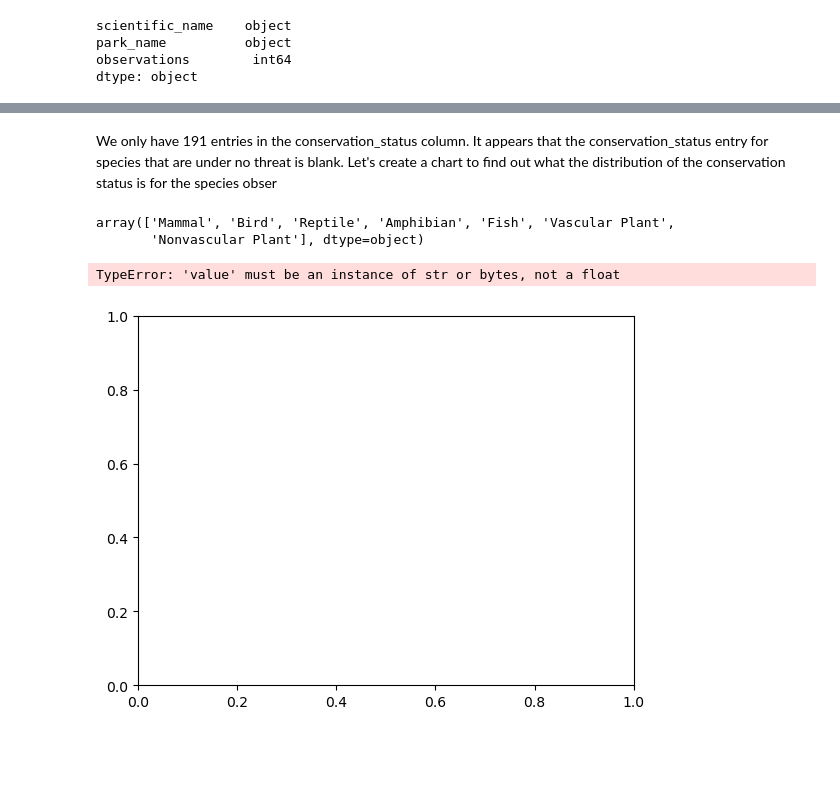
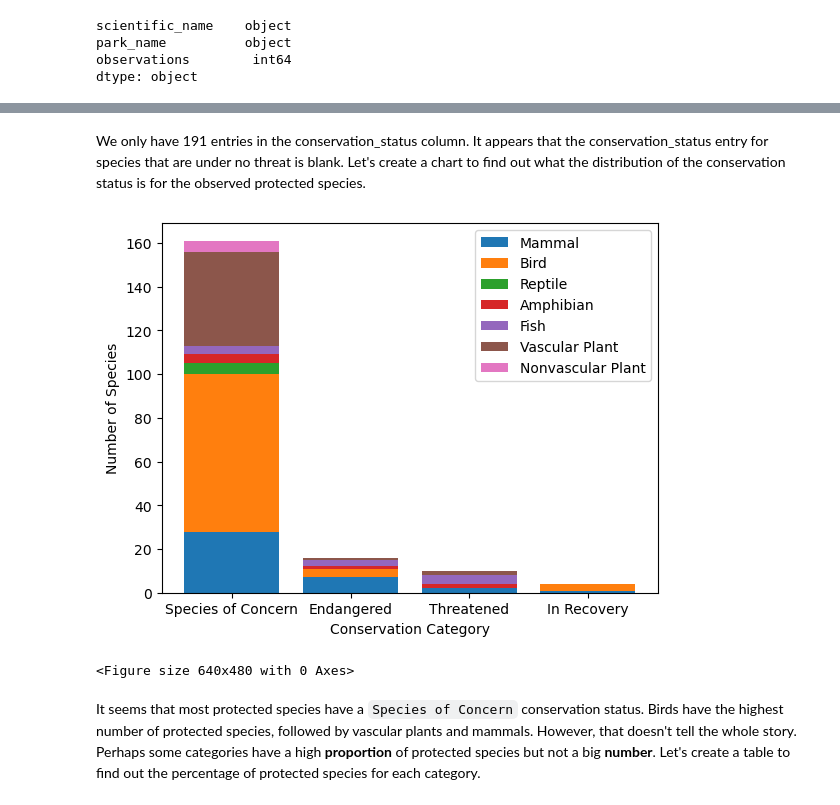
Before and after one commit to vgkikas/Biodiversity, a Jupyter notebook: biodiversity.ipynb, the cells around one changed output, grey strips where cells are left out. Cells and saved outputs as stored; diff of their text form; code cells hidden in the pictures; blank space fills up the shorter version.

```diff
--- a/biodiversity.ipynb
+++ b/biodiversity.ipynb
@@ -34,0 +54,3 @@ species_info.describe()
+# %%
+danger_levels = species_info.conservation_status.dropna().unique()
+danger_levels
@@ -77,12 +101,37 @@ array([nan, 'Species of Concern', 'Endangered', 'Threatened',
 # %% [markdown]
-We only have 191 entries in the conservation_status column. It appears that the conservation_status entry for species that are under no threat is blank. Let's create a chart to find out what the distribution of the conservation status is for the species obser
+We only have 191 entries in the conservation_status column. It appears that the conservation_status entry for species that are under no threat is blank. Let's create a chart to find out what the distribution of the conservation status is for the observed protected species.
-# %%
-species_info.category.unique()
-# %% [output]
-array(['Mammal', 'Bird', 'Reptile', 'Amphibian', 'Fish', 'Vascular Plant',
-       'Nonvascular Plant'], dtype=object)
-# %%
-plt.bar(species_info.conservation_status, species_info.category[species_info.category=='Mammal'].count())
-# %% [output]
-TypeError: 'value' must be an instance of str or bytes, not a float
-[figure, removed]
+# %%
+mammals = [len(species_info[(species_info['category'] =='Mammal') & (species_info['conservation_status'] == i)]) for i in danger_levels]
+birds = [len(species_info[(species_info['category'] =='Bird') & (species_info['conservation_status'] == i)]) for i in danger_levels]
+reptiles = [len(species_info[(species_info['category'] =='Reptile') & (species_info['conservation_status'] == i)]) for i in danger_levels]
+amphibians = [len(species_info[(species_info['category'] =='Amphibian') & (species_info['conservation_status'] == i)]) for i in danger_levels]
+fish = [len(species_info[(species_info['category'] =='Fish') & (species_info['conservation_status'] == i)]) for i in danger_levels]
+vascular_plants = [len(species_info[(species_info['category'] =='Vascular Plant') & (species_info['conservation_status'] == i)]) for i in danger_levels]
+nonvascular_plants = [len(species_info[(species_info['category'] =='Nonvascular Plant') & (species_info['conservation_status'] == i)]) for i in danger_levels]
+# %%
+rept_bottom = np.add(mammals, birds)
+amph_bottom = np.add(rept_bottom, reptiles)
+fish_bottom = np.add(amph_bottom, amphibians)
+vasc_bottom = np.add(fish_bottom, fish)
+nonvasc_bottom = np.add(vasc_bottom, vascular_plants)
+# %%
+ax1 = plt.subplot()
+ax1.bar(range(4), mammals)
+ax1.bar(range(4), birds, bottom = mammals)
+ax1.bar(range(4), reptiles, bottom = rept_bottom)
+ax1.bar(range(4), amphibians, bottom = amph_bottom)
+ax1.bar(range(4), fish, bottom = fish_bottom)
+ax1.bar(range(4), vascular_plants, bottom = vasc_bottom)
+ax1.bar(range(4), nonvascular_plants, bottom = nonvasc_bottom)
+ax1.legend(species_info.category.unique())
+ax1.set_xticks(range(4))
+ax1.set_xticklabels(danger_levels)
+ax1.set_xlabel('Conservation Category')
+ax1.set_ylabel('Number of Species')
+plt.show()
+plt.clf()
+# %% [output]
+[figure, added]
+<Figure size 640x480 with 0 Axes>
+# %% [markdown]
+It seems that most protected species have a `Species of Concern` conservation status. Birds have the highest number of protected species, followed by vascular plants and mammals. However, that doesn't tell the whole story. Perhaps some categories have a high **proportion** of protected species but not a big **number**. Let's create a table to find out the percentage of protected species for each category.
```
Also changed, not shown: parts of 37 cells of this notebook.
